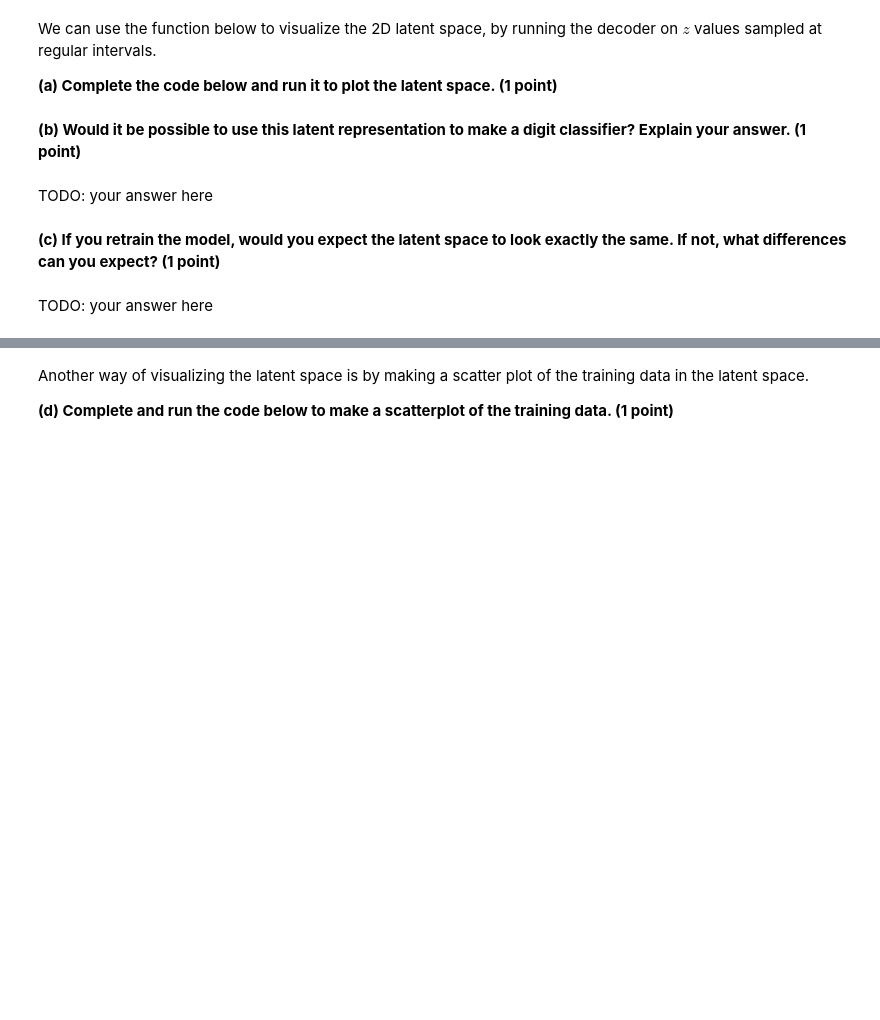
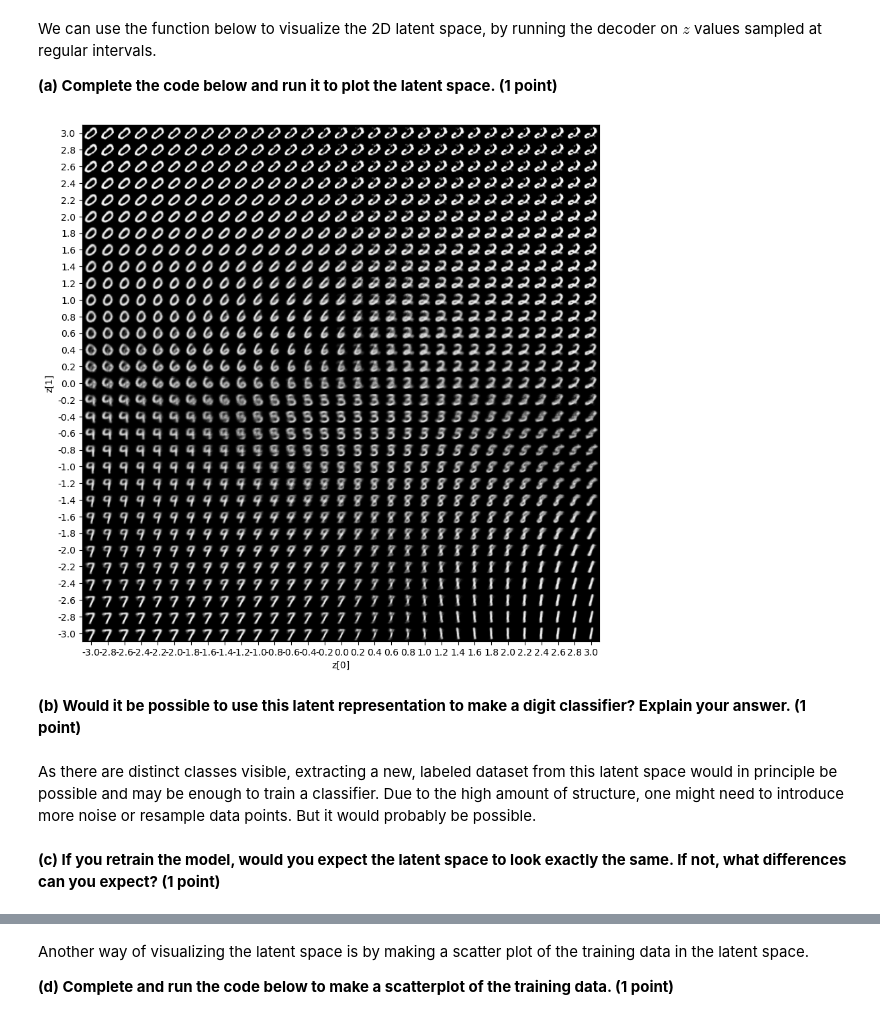
Before and after one commit to aschroede/RU-Deep-Learning, a Jupyter notebook: Assignment 11/dl-assignment-11.ipynb, the cells around one changed output, grey strips where cells are left out. Cells and saved outputs as stored; diff of their text form; code cells hidden in the pictures; blank space fills up the shorter version.

```diff
--- a/Assignment 11/dl-assignment-11.ipynb
+++ b/Assignment 11/dl-assignment-11.ipynb
@@ -56,6 +56,7 @@ def detect_device():
     else:
         return torch.device("cpu")
 device = detect_device()
+device = torch.device("cpu")
 # %% [markdown]
 ## 11.1 MNIST dataset (no points)
 # %% [markdown]
@@ -198,8 +198,10 @@ def kl_loss(mean_z, logvar_z):
     # The KL divergence between a standard normal distribution and
     #  a normal distribution with given mean and log-variance.
     # TODO: your code here
-    print(f"Shape of mean_z: {mean_z.shape}")
-    print(f"Shape of logvar_z: {logvar_z.shape}")
+    # print(f"Shape of mean_z: {mean_z.shape}")
+    # print(f"Shape of logvar_z: {logvar_z.shape}")
+    logvar_z = logvar_z.float()
+    mean_z = mean_z.float()
     logvar_z = torch.mean(logvar_z, dim=0)
     mean_z = torch.mean(mean_z, dim=0)
     kl_loss = -0.5 * torch.sum(1 +  logvar_z - mean_z.pow(2) - logvar_z.exp())
@@ -247,7 +245,11 @@ def train(model, data_loaders, num_epochs=10, lr=1e-3):
             x = x.to(device)
             optimizer.zero_grad()
             # TODO: compute the outputs and loss
+            y_hat, mean_z, logvar_z = model(x)
+            loss, loss_recon, loss_kl = loss_function(y_hat, x, mean_z, logvar_z)
             # TODO: backpropagate and apply optimizer
+            loss.backward()
+            optimizer.step()
             # Track our progress
             metric.add(len(x), loss.item(), loss_recon.item(), loss_kl.item())
         # Compute validation loss
@@ -272,6 +274,8 @@ def evaluate(model, test_loader, device=device):
         for x, _ in test_loader:
             x = x.to(device)
             # TODO: compute the outputs and loss
+            y_hat, mean_z, logvar_z = model(x)
+            loss, loss_recon, loss_kl = loss_function(y_hat, x, mean_z, logvar_z)
             metrics.add(len(x), loss.item(), loss_recon.item(), loss_kl.item())
         return metrics.mean()
 
@@ -358,39 +367,39 @@ def plot_latent(model, bounds=3, n=31):
     figsize = 10
     figure = np.zeros((digit_size * n, digit_size * n))
     # linearly spaced coordinates corresponding to the 2D plot
     # of digit classes in the latent space
     grid_x = np.linspace(-bounds, bounds, n)
     grid_y = np.linspace(-bounds, bounds, n)[::-1]
 
     for i, yi in enumerate(grid_y):
         for j, xi in enumerate(grid_x):
             # TODO: run the decoder on z = [xi,yi].
-            x_decoded = ...
+            x_decoded = model.decode(torch.tensor([[xi, yi]], dtype=torch.float32))
             figure[
                 i * digit_size : (i + 1) * digit_size,
                 j * digit_size : (j + 1) * digit_size,
             ] = x_decoded.detach().cpu().numpy()
 
     plt.figure(figsize=(figsize, figsize))
     start_range = digit_size // 2
     end_range = n * digit_size + start_range
     pixel_range = np.arange(start_range, end_range, digit_size)
     sample_range_x = np.round(grid_x, 1)
     sample_range_y = np.round(grid_y, 1)
     plt.xticks(pixel_range, sample_range_x)
     plt.yticks(pixel_range, sample_range_y)
     plt.xlabel("z[0]")
     plt.ylabel("z[1]")
     plt.imshow(figure, cmap="Greys_r")
     plt.show()
 
 
 plot_latent(model)
+# %% [output]
+[figure, added]
 # %% [markdown]
 **(b) Would it be possible to use this latent representation to make a digit classifier? Explain your answer.<span style="float:right"> (1 point)</span>**
-# %% [markdown]
-TODO: your answer here
+# %% [markdown]
+As there are distinct classes visible, extracting a new, labeled dataset from this latent space would in principle be possible and may be enough to train a classifier. Due to the high amount of structure, one might need to introduce more noise or resample data points. But it would probably be possible.
 # %% [markdown]
 **(c) If you retrain the model, would you expect the latent space to look exactly the same. If not, what differences can you expect?<span style="float:right"> (1 point)</span>**
-# %% [markdown]
-TODO: your answer here
```
Also changed, not shown: parts of 25 cells of this notebook.
